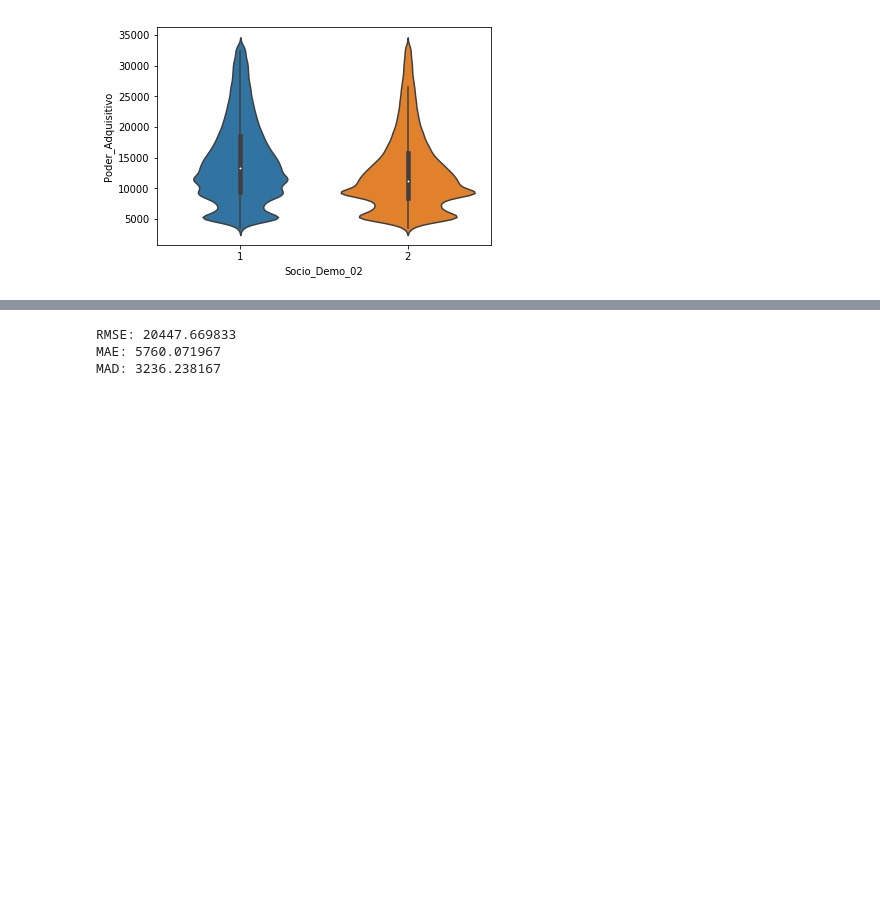
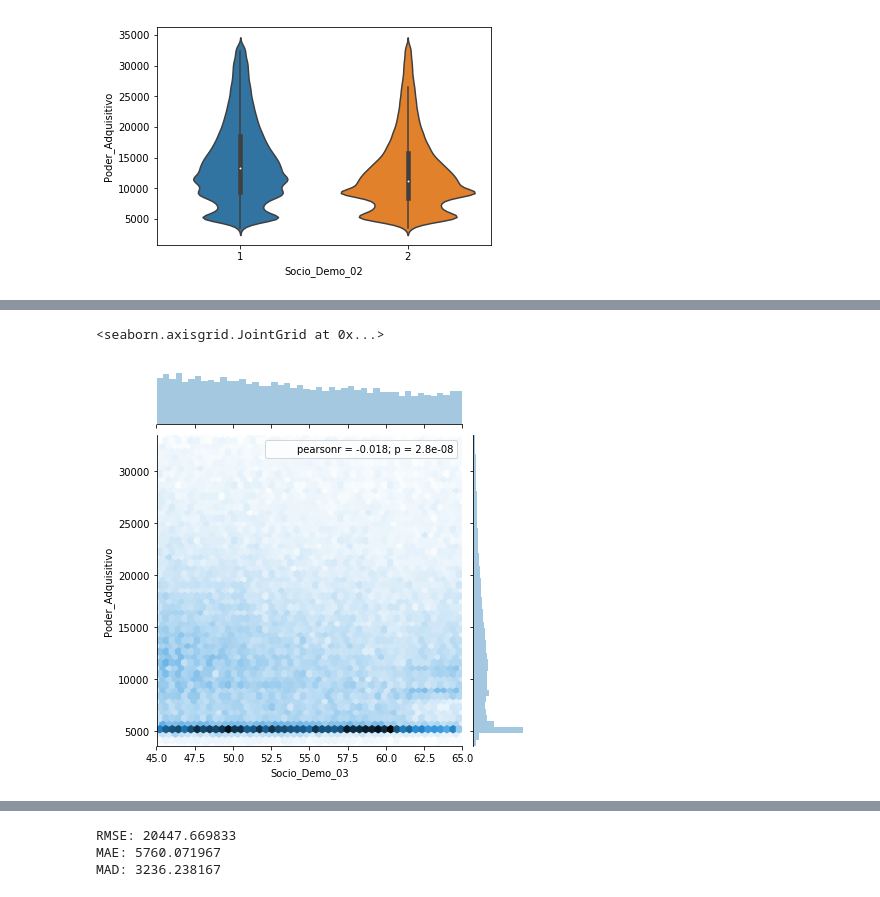
Before and after one commit to AlwaysLearningDeeper/Salesforce-Predictive-Modelling, a Jupyter notebook: start_here.ipynb, the cells around one changed output, grey strips where cells are left out. Saved outputs shown, nothing was run; the diff lists cells and outputs as text; code cells hidden in the pictures; blank space fills up the shorter version.

```diff
--- a/start_here.ipynb
+++ b/start_here.ipynb
@@ -180,0 +208,5 @@ sns.violinplot(x=train_df_no_outliers["Socio_Demo_01"].loc[condition_array],y=tr
+# %%
+sns.jointplot(x=c2["Socio_Demo_03"], y=train_df_no_outliers["Poder_Adquisitivo"],kind='hex')
+# %% [output]
+<seaborn.axisgrid.JointGrid at 0x...>
+[figure, added]
```
Also changed, not shown: parts of 60 cells of this notebook.
